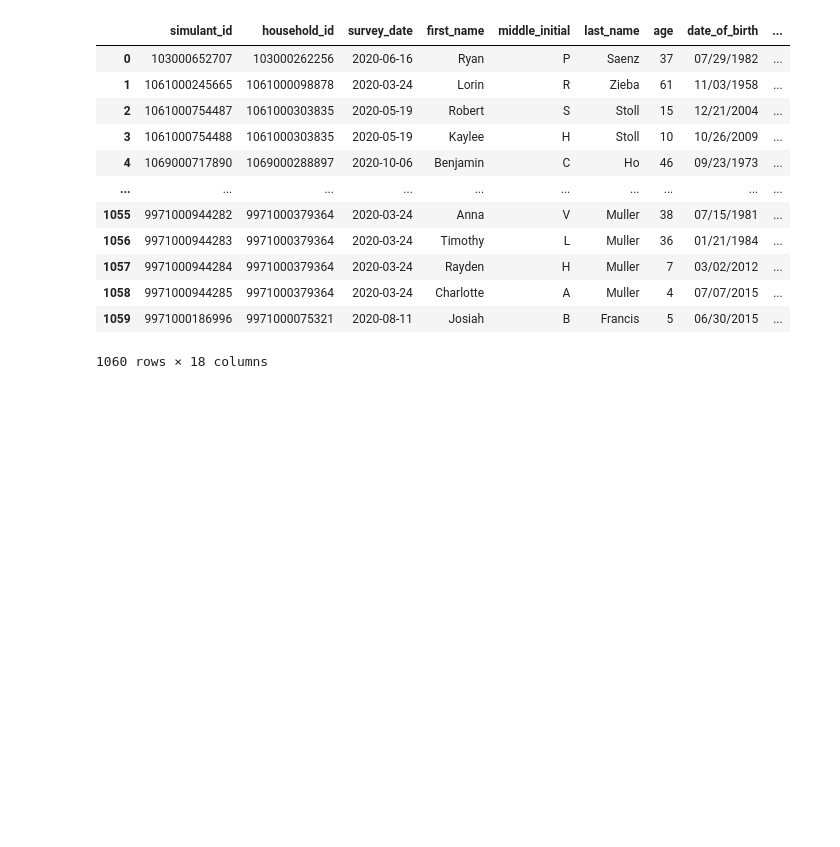
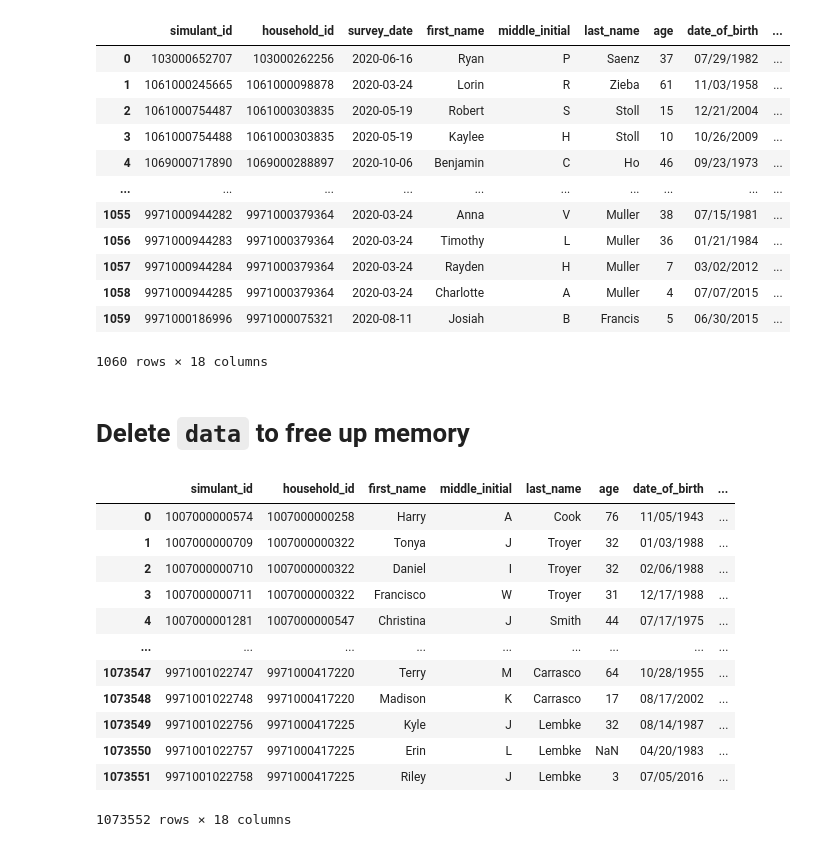
Before and after one commit to ihmeuw/vivarium_research_prl, a Jupyter notebook: pseudopeople_testing/2024_01_19b_test_pseudopeople_ri_v1_0_0.ipynb, the cells around one changed output. Cells and saved outputs as stored; diff of their text form; code cells hidden in the pictures; blank space fills up the shorter version.

```diff
--- a/pseudopeople_testing/2024_01_19b_test_pseudopeople_ri_v1_0_0.ipynb
+++ b/pseudopeople_testing/2024_01_19b_test_pseudopeople_ri_v1_0_0.ipynb
@@ -486,3 +478,5 @@ cdata.american_community_survey
 | 1058 | 9971000944285 | 9971000379364 | 2020-03-24 | Charlotte | A | Muller | 4 | 07/07/2015 | ... |
 | 1059 | 9971000186996 | 9971000075321 | 2020-08-11 | Josiah | B | Francis | 5 | 06/30/2015 | ... |
 1060 rows × 18 columns
+# %% [markdown]
+# Delete `data` to free up memory
@@ -488,0 +485,16 @@ cdata.american_community_survey
+# %%
+cdata.decennial_census
+# %% [output]
+|  | simulant_id | household_id | first_name | middle_initial | last_name | age | date_of_birth | ... |
+| 0 | 1007000000574 | 1007000000258 | Harry | A | Cook | 76 | 11/05/1943 | ... |
+| 1 | 1007000000709 | 1007000000322 | Tonya | J | Troyer | 32 | 01/03/1988 | ... |
+| 2 | 1007000000710 | 1007000000322 | Daniel | I | Troyer | 32 | 02/06/1988 | ... |
+| 3 | 1007000000711 | 1007000000322 | Francisco | W | Troyer | 31 | 12/17/1988 | ... |
+| 4 | 1007000001281 | 1007000000547 | Christina | J | Smith | 44 | 07/17/1975 | ... |
+| ... | ... | ... | ... | ... | ... | ... | ... | ... |
+| 1073547 | 9971001022747 | 9971000417220 | Terry | M | Carrasco | 64 | 10/28/1955 | ... |
+| 1073548 | 9971001022748 | 9971000417220 | Madison | K | Carrasco | 17 | 08/17/2002 | ... |
+| 1073549 | 9971001022756 | 9971000417225 | Kyle | J | Lembke | 32 | 08/14/1987 | ... |
+| 1073550 | 9971001022757 | 9971000417225 | Erin | L | Lembke | NaN | 04/20/1983 | ... |
+| 1073551 | 9971001022758 | 9971000417225 | Riley | J | Lembke | 3 | 07/05/2016 | ... |
+1073552 rows × 18 columns
```
Also changed, not shown: parts of 68 cells of this notebook, 1 other file.
